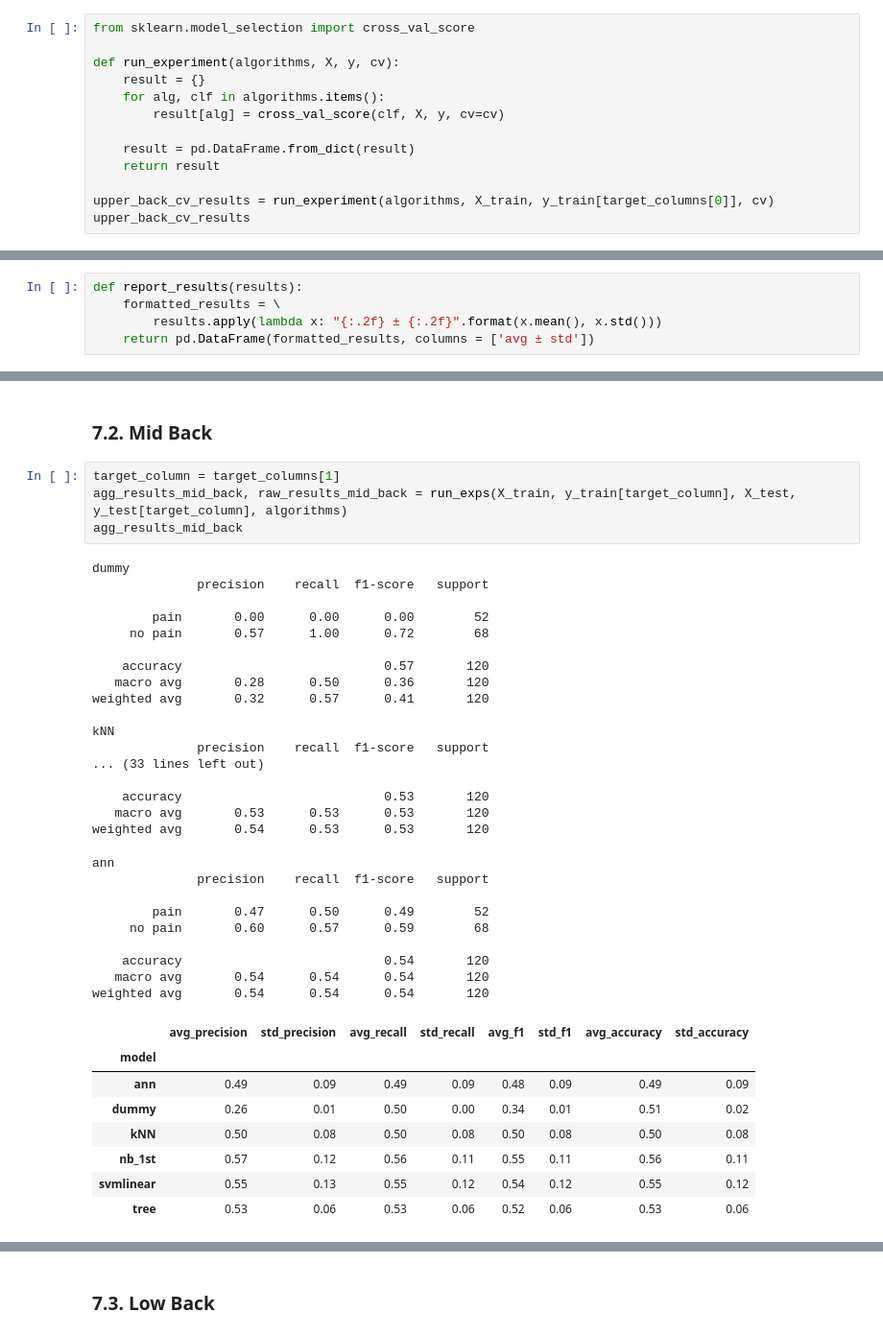
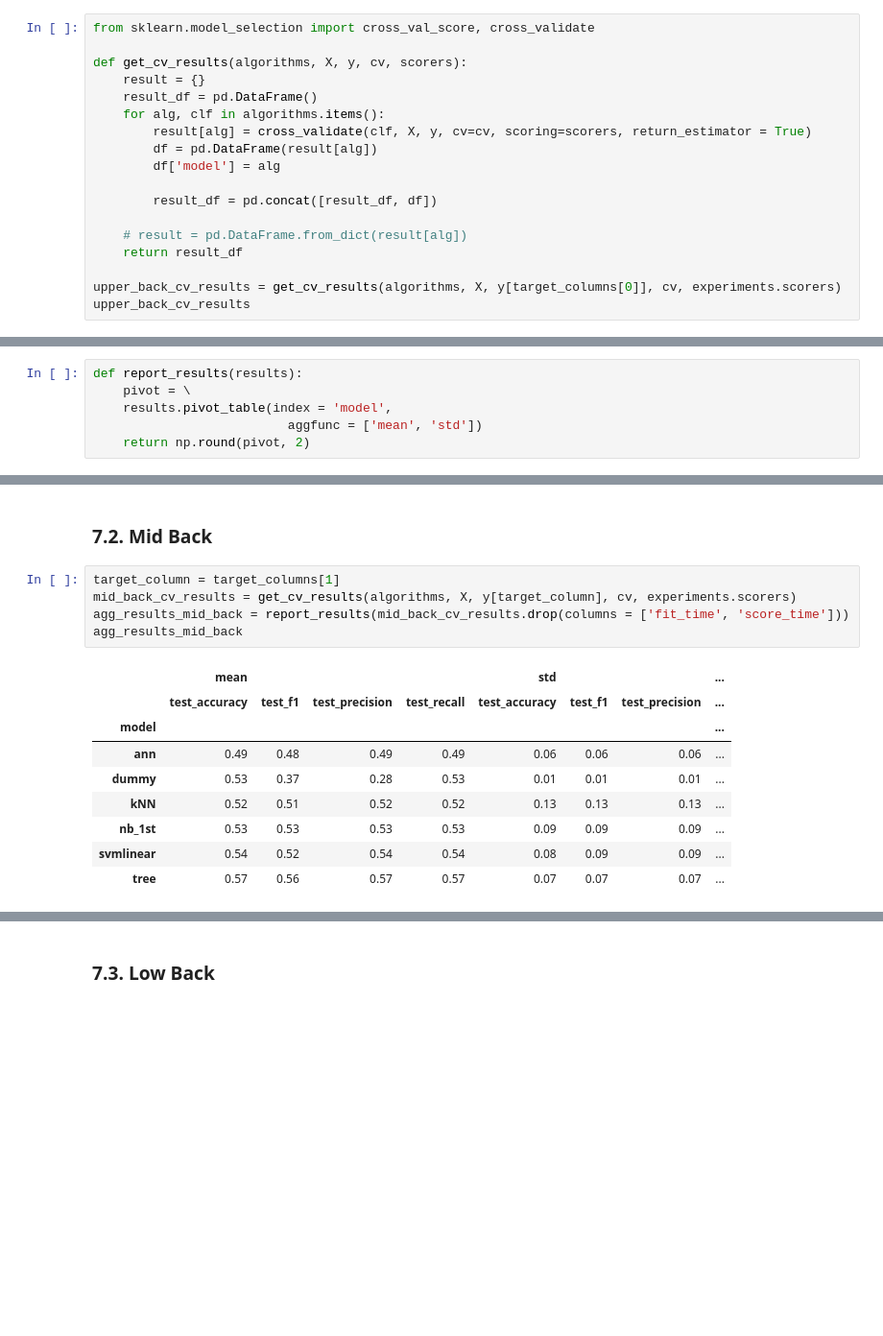
Before and after one commit to victorsanunes/machine-learning-final-project, a Jupyter notebook: notebooks/modeling-v2.ipynb, the cells around one changed output, grey strips where cells are left out. Shown at 96% size. Saved outputs shown, nothing was run; the diff lists cells and outputs as text; blank space fills up the shorter version.

```diff
--- a/notebooks/modeling-v2.ipynb
+++ b/notebooks/modeling-v2.ipynb
@@ -460,16 +460,21 @@ algorithms = experiments.build_algorithms()
 cv = experiments.cv
 target_names = y_train[target_columns[0]].unique()
 # %%
-from sklearn.model_selection import cross_val_score
+from sklearn.model_selection import cross_val_score, cross_validate
 
-def run_experiment(algorithms, X, y, cv):
+def get_cv_results(algorithms, X, y, cv, scorers):
     result = {}
+    result_df = pd.DataFrame()
     for alg, clf in algorithms.items():
-        result[alg] = cross_val_score(clf, X, y, cv=cv)
+        result[alg] = cross_validate(clf, X, y, cv=cv, scoring=scorers, return_estimator = True)
+        df = pd.DataFrame(result[alg])
+        df['model'] = alg
 
-    result = pd.DataFrame.from_dict(result)
-    return result
+        result_df = pd.concat([result_df, df])
 
-upper_back_cv_results = run_experiment(algorithms, X_train, y_train[target_columns[0]], cv)
+    # result = pd.DataFrame.from_dict(result[alg])
+    return result_df
+
+upper_back_cv_results = get_cv_results(algorithms, X, y[target_columns[0]], cv, experiments.scorers)
 upper_back_cv_results
 # %% [output]
@@ -487,6 +498,7 @@ upper_back_cv_results
 # %%
 def report_results(results):
-    formatted_results = \
-        results.apply(lambda x: "{:.2f} ± {:.2f}".format(x.mean(), x.std()))
-    return pd.DataFrame(formatted_results, columns = ['avg ± std'])
+    pivot = \
+    results.pivot_table(index = 'model',
+                          aggfunc = ['mean', 'std'])
+    return np.round(pivot, 2)
 # %%
@@ -620,41 +545,17 @@ Model: ann
 ### 7.2. Mid Back
 # %%
 target_column = target_columns[1]
-agg_results_mid_back, raw_results_mid_back = run_exps(X_train, y_train[target_column], X_test, y_test[target_column], algorithms)
+mid_back_cv_results = get_cv_results(algorithms, X, y[target_column], cv, experiments.scorers)
+agg_results_mid_back = report_results(mid_back_cv_results.drop(columns = ['fit_time', 'score_time']))
 agg_results_mid_back
 # %% [output]
-dummy
-              precision    recall  f1-score   support
-
-        pain       0.00      0.00      0.00        52
-     no pain       0.57      1.00      0.72        68
-
-    accuracy                           0.57       120
-   macro avg       0.28      0.50      0.36       120
-weighted avg       0.32      0.57      0.41       120
-
-kNN
-              precision    recall  f1-score   support
-... (33 lines left out)
-
-    accuracy                           0.53       120
-   macro avg       0.53      0.53      0.53       120
-weighted avg       0.54      0.53      0.53       120
-ann
-              precision    recall  f1-score   support
-
-        pain       0.47      0.50      0.49        52
-     no pain       0.60      0.57      0.59        68
-
-    accuracy                           0.54       120
-   macro avg       0.54      0.54      0.54       120
-weighted avg       0.54      0.54      0.54       120
-|  | avg_precision | std_precision | avg_recall | std_recall | avg_f1 | std_f1 | avg_accuracy | std_accuracy |
-| model |  |  |  |  |  |  |  |  |
-| ann | 0.49 | 0.09 | 0.49 | 0.09 | 0.48 | 0.09 | 0.49 | 0.09 |
-| dummy | 0.26 | 0.01 | 0.50 | 0.00 | 0.34 | 0.01 | 0.51 | 0.02 |
-| kNN | 0.50 | 0.08 | 0.50 | 0.08 | 0.50 | 0.08 | 0.50 | 0.08 |
-| nb_1st | 0.57 | 0.12 | 0.56 | 0.11 | 0.55 | 0.11 | 0.56 | 0.11 |
-| svmlinear | 0.55 | 0.13 | 0.55 | 0.12 | 0.54 | 0.12 | 0.55 | 0.12 |
-| tree | 0.53 | 0.06 | 0.53 | 0.06 | 0.52 | 0.06 | 0.53 | 0.06 |
+|  | mean |  |  |  | std |  |  | ... |
+|  | test_accuracy | test_f1 | test_precision | test_recall | test_accuracy | test_f1 | test_precision | ... |
+| model |  |  |  |  |  |  |  | ... |
+| ann | 0.49 | 0.48 | 0.49 | 0.49 | 0.06 | 0.06 | 0.06 | ... |
+| dummy | 0.53 | 0.37 | 0.28 | 0.53 | 0.01 | 0.01 | 0.01 | ... |
+| kNN | 0.52 | 0.51 | 0.52 | 0.52 | 0.13 | 0.13 | 0.13 | ... |
+| nb_1st | 0.53 | 0.53 | 0.53 | 0.53 | 0.09 | 0.09 | 0.09 | ... |
+| svmlinear | 0.54 | 0.52 | 0.54 | 0.54 | 0.08 | 0.09 | 0.09 | ... |
+| tree | 0.57 | 0.56 | 0.57 | 0.57 | 0.07 | 0.07 | 0.07 | ... |
 # %%
```
Also changed, not shown: parts of 15 cells of this notebook, 1 other file.
